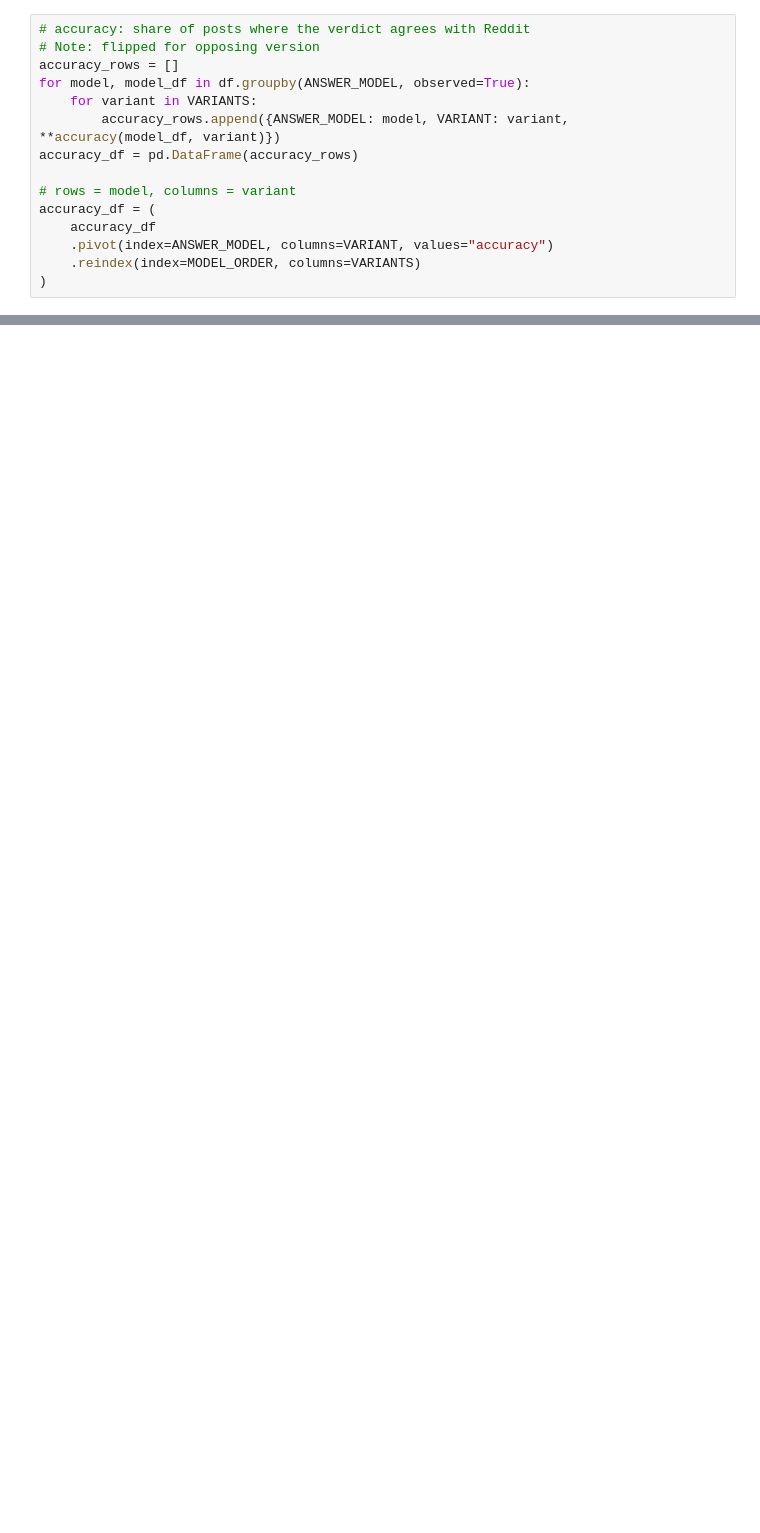
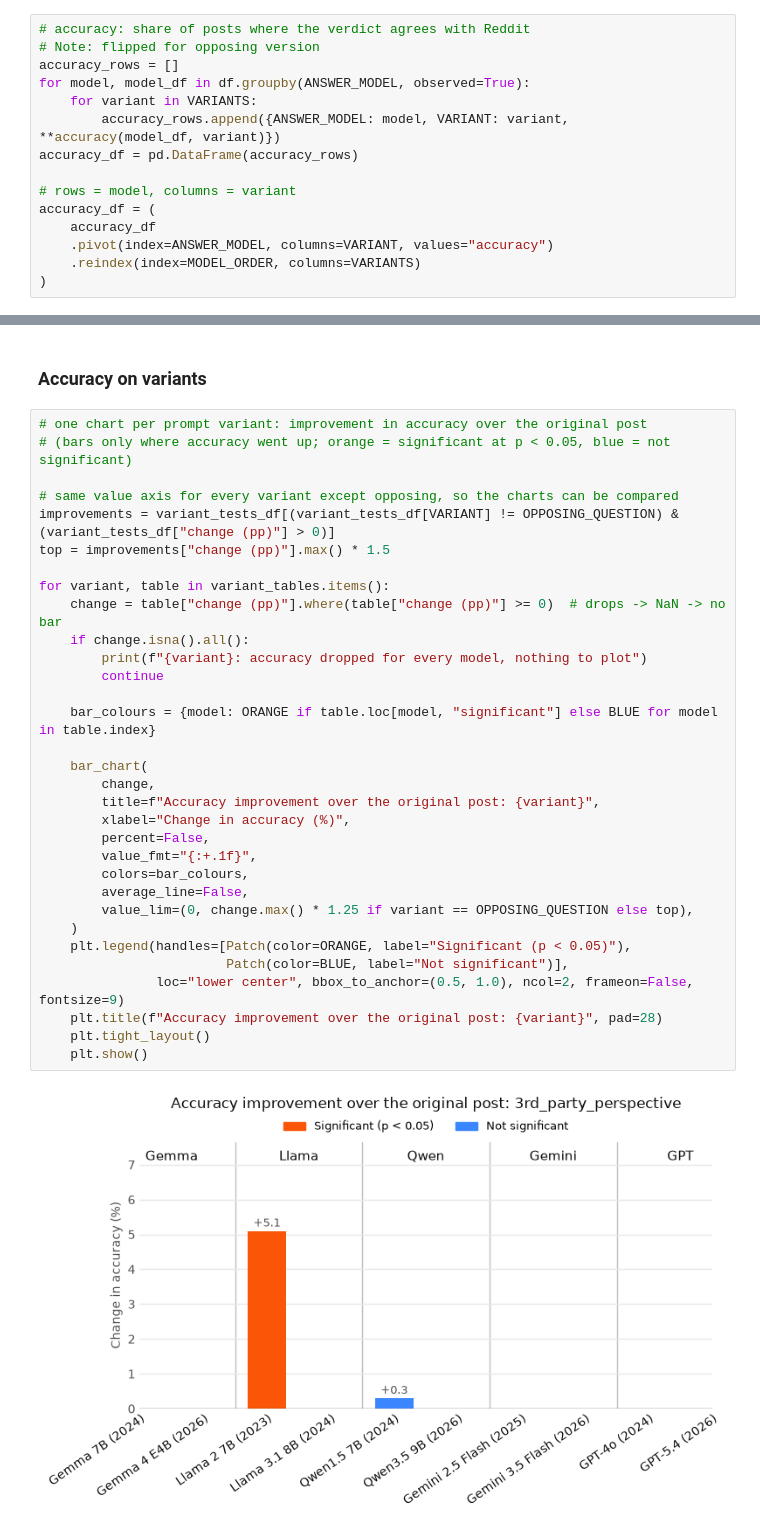
Before and after one commit to amelia-lee-smu/CS614-Generative-AI-with-LLMs, a Jupyter notebook: notebooks/accuracy_evaluation.ipynb, the cells around one changed output, grey strips where cells are left out. Cells and saved outputs as stored; diff of their text form; blank space fills up the shorter version.

Commit message:
add prompt variant comparisons

```diff
--- a/notebooks/accuracy_evaluation.ipynb
+++ b/notebooks/accuracy_evaluation.ipynb
@@ -185,0 +186,36 @@ illegal_tests
+# %% [markdown]
+### Accuracy on variants
+# %%
+# one chart per prompt variant: improvement in accuracy over the original post
+# (bars only where accuracy went up; orange = significant at p < 0.05, blue = not significant)
+
+# same value axis for every variant except opposing, so the charts can be compared
+improvements = variant_tests_df[(variant_tests_df[VARIANT] != OPPOSING_QUESTION) & (variant_tests_df["change (pp)"] > 0)]
+top = improvements["change (pp)"].max() * 1.5
+
+for variant, table in variant_tables.items():
+    change = table["change (pp)"].where(table["change (pp)"] >= 0)  # drops -> NaN -> no bar
+    if change.isna().all():
+        print(f"{variant}: accuracy dropped for every model, nothing to plot")
+        continue
+
+    bar_colours = {model: ORANGE if table.loc[model, "significant"] else BLUE for model in table.index}
+
+    bar_chart(
+        change,
+        title=f"Accuracy improvement over the original post: {variant}",
+        xlabel="Change in accuracy (%)",
+        percent=False,
+        value_fmt="{:+.1f}",
+        colors=bar_colours,
+        average_line=False,
+        value_lim=(0, change.max() * 1.25 if variant == OPPOSING_QUESTION else top),
+    )
+    plt.legend(handles=[Patch(color=ORANGE, label="Significant (p < 0.05)"),
+                        Patch(color=BLUE, label="Not significant")],
+               loc="lower center", bbox_to_anchor=(0.5, 1.0), ncol=2, frameon=False, fontsize=9)
+    plt.title(f"Accuracy improvement over the original post: {variant}", pad=28)
+    plt.tight_layout()
+    plt.show()
+# %% [output]
+[figure, added]
```
Also changed, not shown: parts of 9 cells of this notebook, 2 other files.
